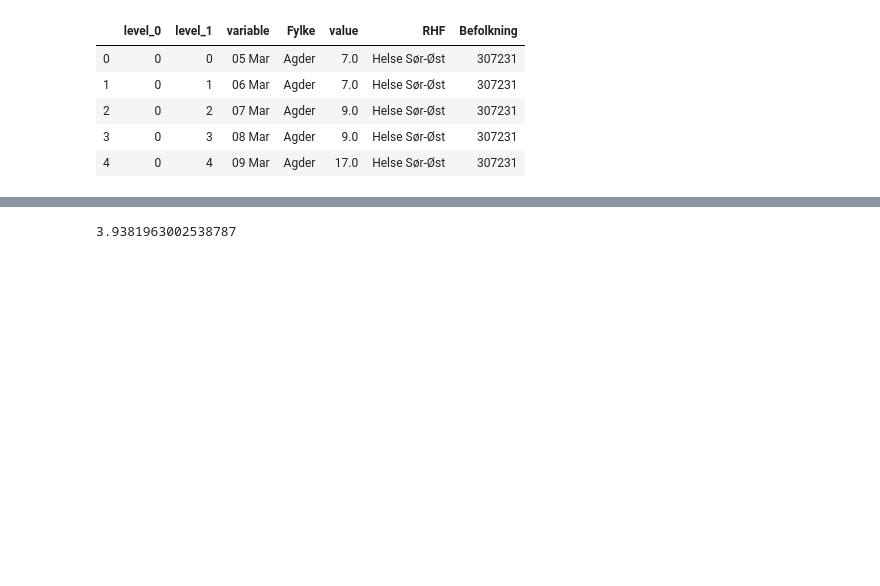
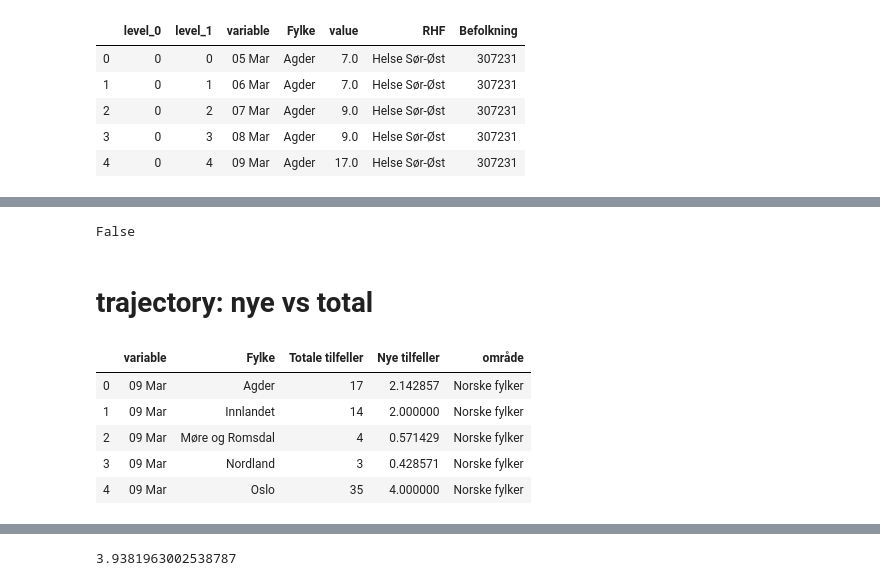
Before and after one commit to NRVA/COVID19_Norge, a Jupyter notebook: COVID_i_Norge.ipynb, the cells around one changed output, grey strips where cells are left out. Cells and saved outputs as stored; diff of their text form; code cells hidden in the pictures; blank space fills up the shorter version.

```diff
--- a/COVID_i_Norge.ipynb
+++ b/COVID_i_Norge.ipynb
@@ -11,6 +11,7 @@ chart_studio.tools.set_credentials_file(username='oystein.nerva', api_key='0ODcZ
 # %%
 url = 'https://github.com/NRVA/COVID19_Norge/raw/master/COVID19_fhi_data_fylke.csv'
 data = pd.read_csv(url, sep=';')
+trejectory = data.copy()
 data
 # %% [output]
 |  | Fylke | 02.mar.20 | 03.mar.20 | 04.mar.20 | 05.mar.20 | 06.mar.20 | 07.mar.20 | 08.mar.20 | 09.mar.20 | ... |
@@ -474,0 +560,29 @@ fig.show()
+# %%
+nord = (["Nordland", "Troms og Finnmark"])
+nord in legend
+# %% [output]
+False
+# %% [markdown]
+# trajectory: nye vs total
+# %%
+trejectory = trejectory.melt(id_vars=['Fylke'])
+trejectory['variable'] = pd.to_datetime(trejectory['variable'], errors='coerce')
+trejectory = trejectory.groupby(["Fylke", pd.Grouper(key="variable", freq="d")]).max().reset_index()
+trejectory = trejectory.pivot(index="variable", columns="Fylke", values="value")
+
+endring = trejectory.copy().diff(1).rolling(window=7).mean()
+
+trejectory = pd.concat([trejectory, endring], keys=["Totale tilfeller", "Nye tilfeller"], axis=1).dropna()
+trejectory = trejectory.stack(1).reset_index()
+
+trejectory["variable"] = trejectory["variable"].apply(lambda x: x.strftime("%d %b"))
+trejectory["område"] = "Norske fylker"
+
+trejectory.head()
+# %% [output]
+|  | variable | Fylke | Totale tilfeller | Nye tilfeller | område |
+| 0 | 09 Mar | Agder | 17 | 2.142857 | Norske fylker |
+| 1 | 09 Mar | Innlandet | 14 | 2.000000 | Norske fylker |
+| 2 | 09 Mar | Møre og Romsdal | 4 | 0.571429 | Norske fylker |
+| 3 | 09 Mar | Nordland | 3 | 0.428571 | Norske fylker |
+| 4 | 09 Mar | Oslo | 35 | 4.000000 | Norske fylker |
```
Also changed, not shown: parts of 23 cells of this notebook, 4 other files.
